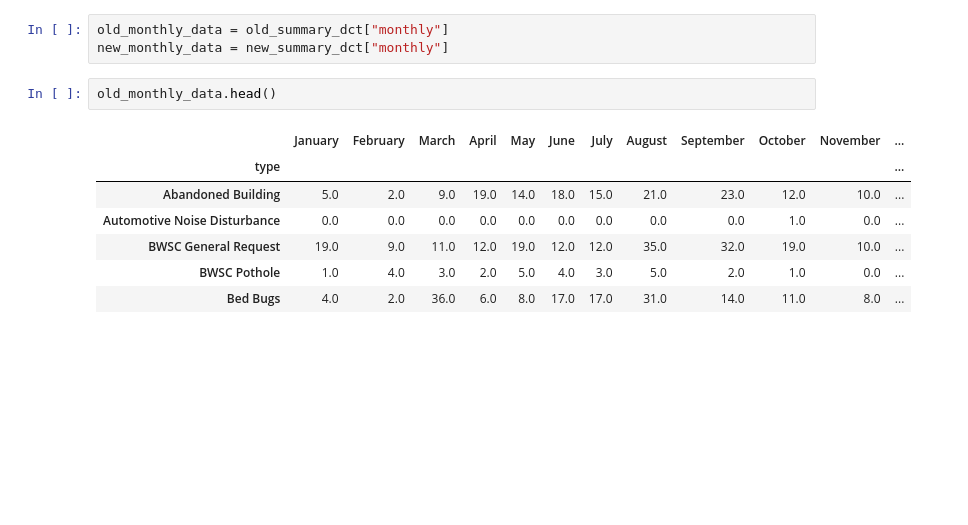
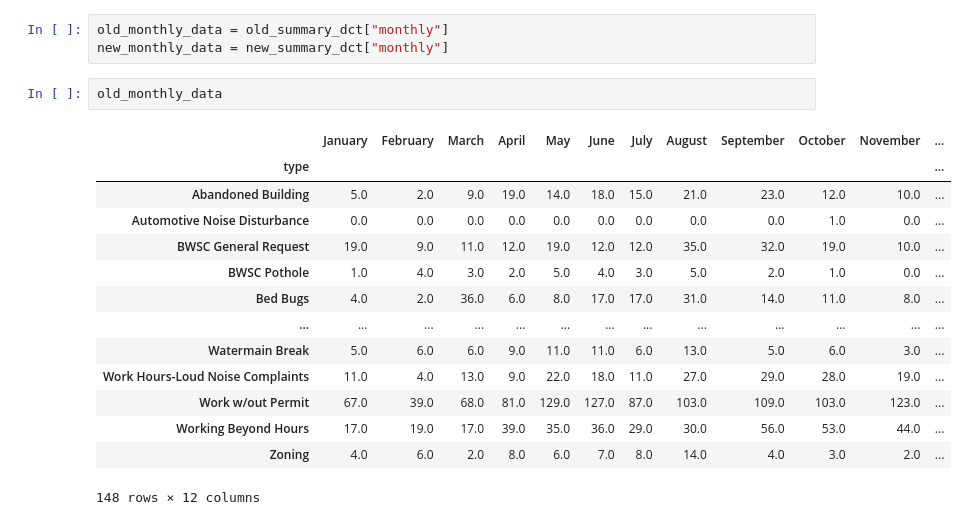
Before and after one commit to cassiecinzori/DS4200_GroupProject_copy, a Jupyter notebook: data_exploration.ipynb, the cells around one changed output. Cells and saved outputs as stored; diff of their text form; blank space fills up the shorter version.

```diff
--- a/data_exploration.ipynb
+++ b/data_exploration.ipynb
@@ -16,13 +16,20 @@ new_summary_dct = new.summarize(TARGET_COL)
 old_monthly_data = old_summary_dct["monthly"]
 new_monthly_data = new_summary_dct["monthly"]
 # %%
-old_monthly_data.head()
+old_monthly_data
 # %% [output]
 |  | January | February | March | April | May | June | July | August | September | October | November | ... |
 | type |  |  |  |  |  |  |  |  |  |  |  | ... |
 | Abandoned Building | 5.0 | 2.0 | 9.0 | 19.0 | 14.0 | 18.0 | 15.0 | 21.0 | 23.0 | 12.0 | 10.0 | ... |
 | Automotive Noise Disturbance | 0.0 | 0.0 | 0.0 | 0.0 | 0.0 | 0.0 | 0.0 | 0.0 | 0.0 | 1.0 | 0.0 | ... |
 | BWSC General Request | 19.0 | 9.0 | 11.0 | 12.0 | 19.0 | 12.0 | 12.0 | 35.0 | 32.0 | 19.0 | 10.0 | ... |
 | BWSC Pothole | 1.0 | 4.0 | 3.0 | 2.0 | 5.0 | 4.0 | 3.0 | 5.0 | 2.0 | 1.0 | 0.0 | ... |
 | Bed Bugs | 4.0 | 2.0 | 36.0 | 6.0 | 8.0 | 17.0 | 17.0 | 31.0 | 14.0 | 11.0 | 8.0 | ... |
+| ... | ... | ... | ... | ... | ... | ... | ... | ... | ... | ... | ... | ... |
+| Watermain Break | 5.0 | 6.0 | 6.0 | 9.0 | 11.0 | 11.0 | 6.0 | 13.0 | 5.0 | 6.0 | 3.0 | ... |
+| Work Hours-Loud Noise Complaints | 11.0 | 4.0 | 13.0 | 9.0 | 22.0 | 18.0 | 11.0 | 27.0 | 29.0 | 28.0 | 19.0 | ... |
+| Work w/out Permit | 67.0 | 39.0 | 68.0 | 81.0 | 129.0 | 127.0 | 87.0 | 103.0 | 109.0 | 103.0 | 123.0 | ... |
+| Working Beyond Hours | 17.0 | 19.0 | 17.0 | 39.0 | 35.0 | 36.0 | 29.0 | 30.0 | 56.0 | 53.0 | 44.0 | ... |
+| Zoning | 4.0 | 6.0 | 2.0 | 8.0 | 6.0 | 7.0 | 8.0 | 14.0 | 4.0 | 3.0 | 2.0 | ... |
+148 rows × 12 columns
 # %%
```
Also changed, not shown: parts of 1 cell of this notebook, 1 other file.
